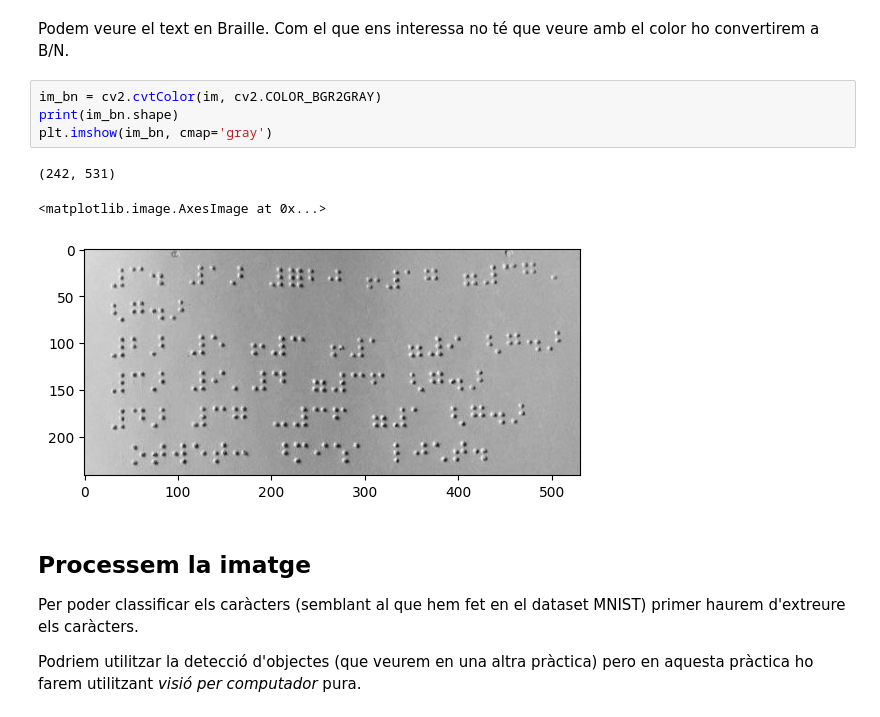
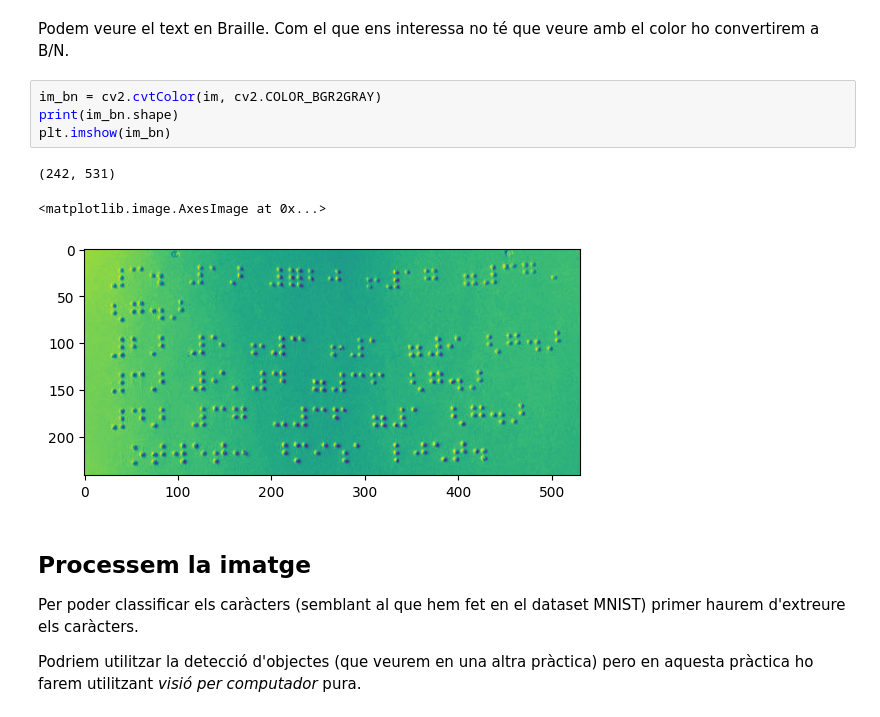
Before and after one commit to lawer/mia, a Jupyter notebook: apunts/8.-Reconeixement imatges/1_Introduccio_opencv.ipynb, the cells around one changed output. Cells and saved outputs as stored; diff of their text form.

```diff
--- a/apunts/8.-Reconeixement imatges/1_Introduccio_opencv.ipynb
+++ b/apunts/8.-Reconeixement imatges/1_Introduccio_opencv.ipynb
@@ -47,11 +46,11 @@ Podem veure el text en Braille. Com el que ens interessa no té que veure amb el
 # %%
 im_bn = cv2.cvtColor(im, cv2.COLOR_BGR2GRAY)
 print(im_bn.shape)
-plt.imshow(im_bn, cmap='gray')
+plt.imshow(im_bn)
 # %% [output]
 (242, 531)
 <matplotlib.image.AxesImage at 0x...>
-[figure, old version]
+[figure, new version]
 # %% [markdown]
 ## Processem la imatge
 
```
Also changed, not shown: parts of 7 cells of this notebook.
